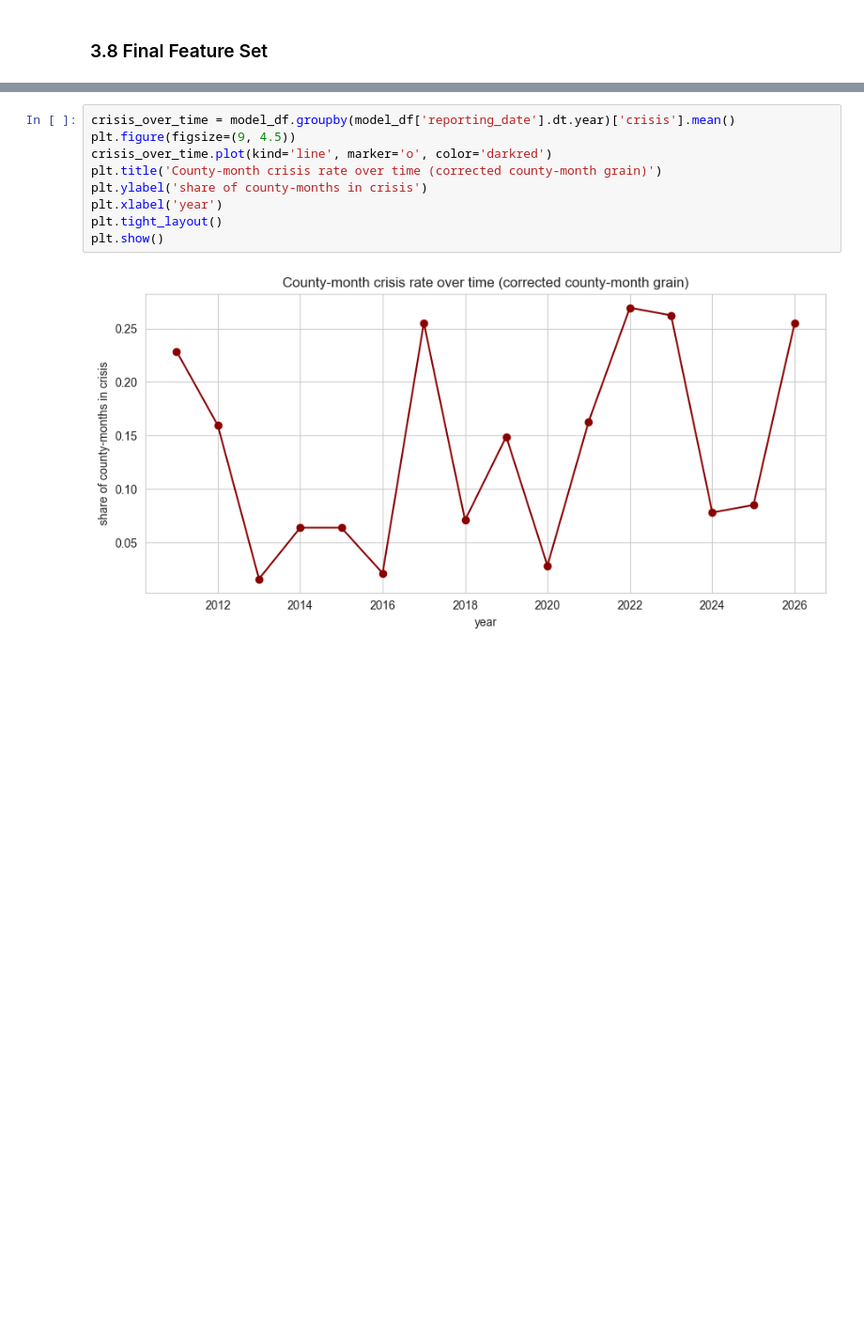
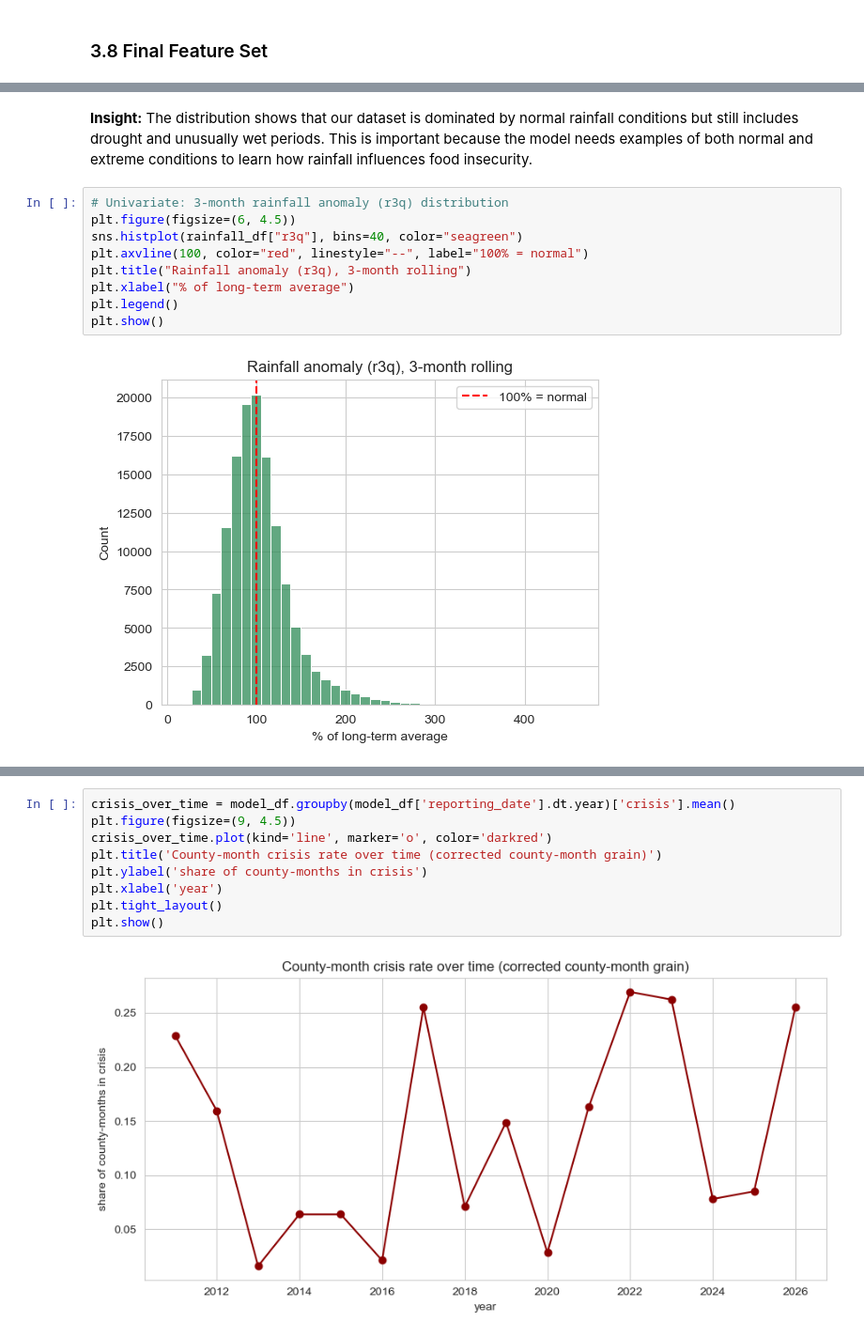
Before and after one commit to JMuoki321/PHASE-5-CAPSTONE-PROJECT, a Jupyter notebook: notebook.ipynb, the cells around one changed output, grey strips where cells are left out. Shown at 94% size. Drawn from its saved outputs; the diff is of its cells as text; blank space fills up the shorter version.

```diff
--- a/notebook.ipynb
+++ b/notebook.ipynb
@@ -778,0 +758,13 @@ Univariate EDA (Phase 2) looked at one column at a time, within one raw table. T
+# %% [markdown]
+**Insight:** The distribution shows that our dataset is dominated by normal rainfall conditions but still includes drought and unusually wet periods. This is important because the model needs examples of both normal and extreme conditions to learn how rainfall influences food insecurity.
+# %%
+# Univariate: 3-month rainfall anomaly (r3q) distribution
+plt.figure(figsize=(6, 4.5))
+sns.histplot(rainfall_df["r3q"], bins=40, color="seagreen")
+plt.axvline(100, color="red", linestyle="--", label="100% = normal")
+plt.title("Rainfall anomaly (r3q), 3-month rolling")
+plt.xlabel("% of long-term average")
+plt.legend()
+plt.show()
+# %% [output]
+[figure, added]
```
Also changed, not shown: parts of 101 cells of this notebook.
